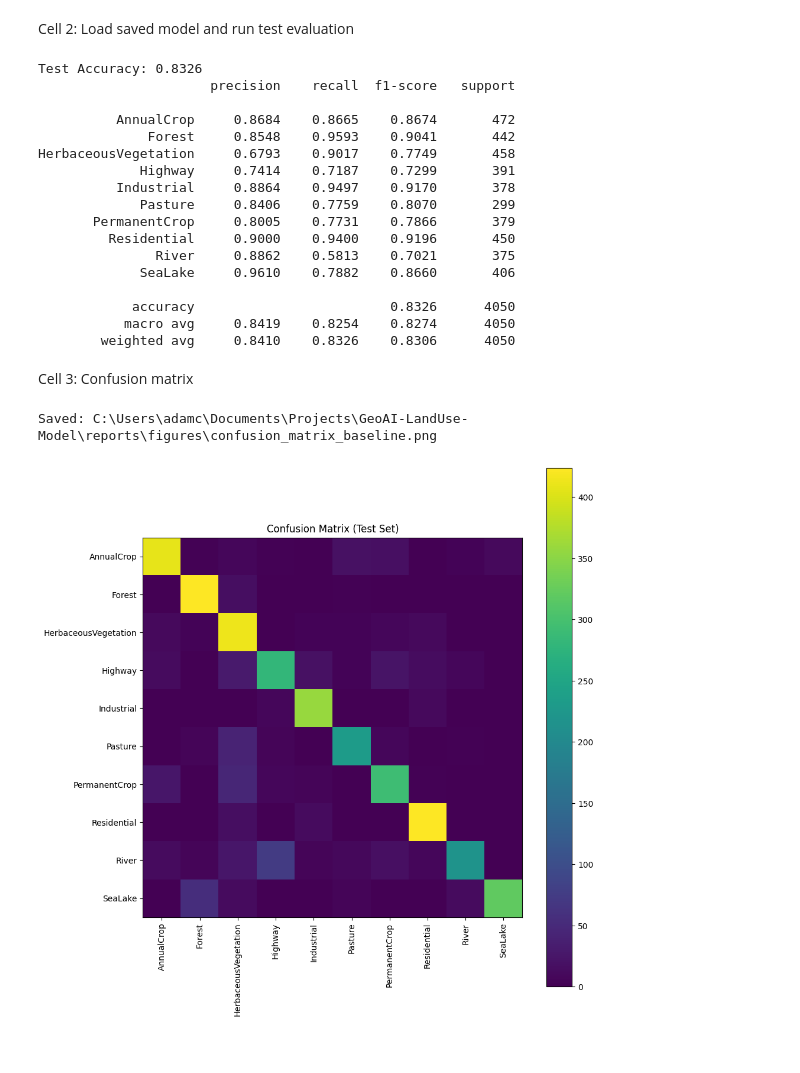
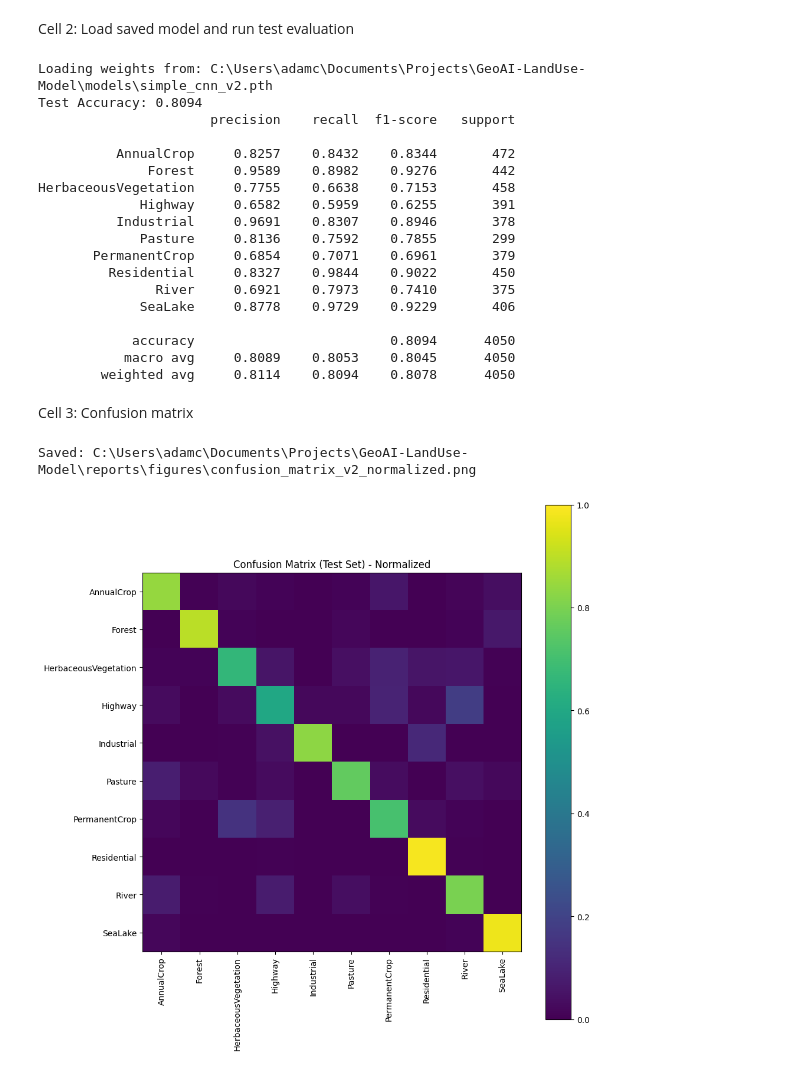
Before and after one commit to adamaguilarr/GeoAI-LandUse-Model, a Jupyter notebook: notebooks/02_train_baseline_cnn.ipynb, the cells around one changed output. Cells and saved outputs as stored; diff of their text form; code cells hidden in the pictures.

Commit message:
Add v2 training loop, best-checkpoint saving, eval + confusion matrices

```diff
--- a/notebooks/02_train_baseline_cnn.ipynb
+++ b/notebooks/02_train_baseline_cnn.ipynb
@@ -52,6 +53,14 @@ from src.eval import evaluate_model
 
 device = "cuda" if torch.cuda.is_available() else "cpu"
 
+# repo root from notebook (assumes notebook is in /notebooks)
+PROJECT_ROOT = Path.cwd().resolve()
+if PROJECT_ROOT.name == "notebooks":
+    PROJECT_ROOT = PROJECT_ROOT.parent
+
+MODEL_PATH = PROJECT_ROOT / "models" / "simple_cnn_v2.pth"
+print("Loading weights from:", MODEL_PATH)
+
 # Reload loaders (same splits as before if seed is same)
 train_loader, val_loader, test_loader, class_names = load_eurosat_dataset(
     data_dir=DATA_DIR,
@@ -60,9 +69,21 @@ train_loader, val_loader, test_loader, class_names = load_eurosat_dataset(
     seed=42
 )
 
-# Load model weights
+# Build model
 model = build_model(num_classes=len(class_names)).to(device)
-model.load_state_dict(torch.load(Path("../models/simple_cnn.pth"), map_location=device))
+
+# Load weights with a helpful error if mismatch happens
+state = torch.load(MODEL_PATH, map_location=device)
+try:
+    model.load_state_dict(state)
+except RuntimeError as e:
+    raise RuntimeError(
+        f"State dict mismatch. Did you train with a different model version?\n"
+        f"Model path: {MODEL_PATH}\n"
+        f"Try retraining OR make sure models.py matches the checkpoint.\n\n"
+        f"Original error:\n{e}"
+    )
+
 model.eval()
 
 test_acc, cm, report = evaluate_model(model, test_loader, class_names, device)
@@ -70,46 +91,52 @@ test_acc, cm, report = evaluate_model(model, test_loader, class_names, device)
 print("Test Accuracy:", round(test_acc, 4))
 print(report)
 # %% [output]
-Test Accuracy: 0.8326
+Loading weights from: C:\Users\adamc\Documents\Projects\GeoAI-LandUse-Model\models\simple_cnn_v2.pth
+Test Accuracy: 0.8094
                       precision    recall  f1-score   support
 
-          AnnualCrop     0.8684    0.8665    0.8674       472
-              Forest     0.8548    0.9593    0.9041       442
-HerbaceousVegetation     0.6793    0.9017    0.7749       458
-             Highway     0.7414    0.7187    0.7299       391
-          Industrial     0.8864    0.9497    0.9170       378
-             Pasture     0.8406    0.7759    0.8070       299
-       PermanentCrop     0.8005    0.7731    0.7866       379
-         Residential     0.9000    0.9400    0.9196       450
-               River     0.8862    0.5813    0.7021       375
-             SeaLake     0.9610    0.7882    0.8660       406
+          AnnualCrop     0.8257    0.8432    0.8344       472
+              Forest     0.9589    0.8982    0.9276       442
+HerbaceousVegetation     0.7755    0.6638    0.7153       458
+             Highway     0.6582    0.5959    0.6255       391
+          Industrial     0.9691    0.8307    0.8946       378
+             Pasture     0.8136    0.7592    0.7855       299
+       PermanentCrop     0.6854    0.7071    0.6961       379
+         Residential     0.8327    0.9844    0.9022       450
+               River     0.6921    0.7973    0.7410       375
+             SeaLake     0.8778    0.9729    0.9229       406
 
-            accuracy                         0.8326      4050
-           macro avg     0.8419    0.8254    0.8274      4050
-        weighted avg     0.8410    0.8326    0.8306      4050
+            accuracy                         0.8094      4050
+           macro avg     0.8089    0.8053    0.8045      4050
+        weighted avg     0.8114    0.8094    0.8078      4050
 # %% [markdown]
 Cell 3: Confusion matrix
 # %%
 import matplotlib.pyplot as plt
 import numpy as np
 from pathlib import Path
 
 fig_dir = PROJECT_ROOT / "reports" / "figures"
 fig_dir.mkdir(parents=True, exist_ok=True)
 
+cm_np = np.array(cm)
+
+# Normalize rows (each true class sums to 1)
+cm_norm = cm_np / np.maximum(cm_np.sum(axis=1, keepdims=True), 1)
+
 plt.figure(figsize=(10, 10))
-plt.imshow(cm)
+plt.imshow(cm_norm, vmin=0, vmax=1)
 plt.xticks(ticks=np.arange(len(class_names)), labels=class_names, rotation=90)
 plt.yticks(ticks=np.arange(len(class_names)), labels=class_names)
-plt.title("Confusion Matrix (Test Set)")
+plt.title("Confusion Matrix (Test Set) - Normalized")
 plt.colorbar()
 plt.tight_layout()
 
-out_path = fig_dir / "confusion_matrix_baseline.png"
+out_path = fig_dir / "confusion_matrix_v2_normalized.png"
 plt.savefig(out_path, dpi=200, bbox_inches="tight")
 print("Saved:", out_path)
 
 plt.show()
 # %% [output]
-Saved: C:\Users\adamc\Documents\Projects\GeoAI-LandUse-Model\reports\figures\confusion_matrix_baseline.png
+Saved: C:\Users\adamc\Documents\Projects\GeoAI-LandUse-Model\reports\figures\confusion_matrix_v2_normalized.png
-[figure, old version]
+[figure, new version]
```
Also changed, not shown: parts of 3 cells of this notebook, 3 other files.
